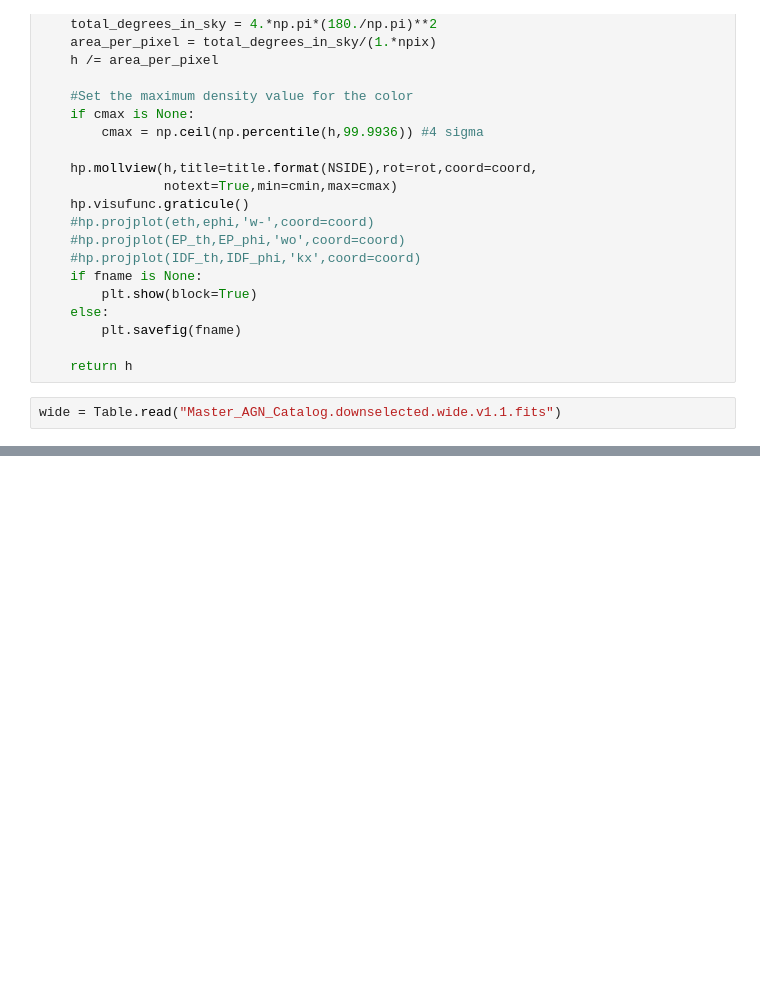
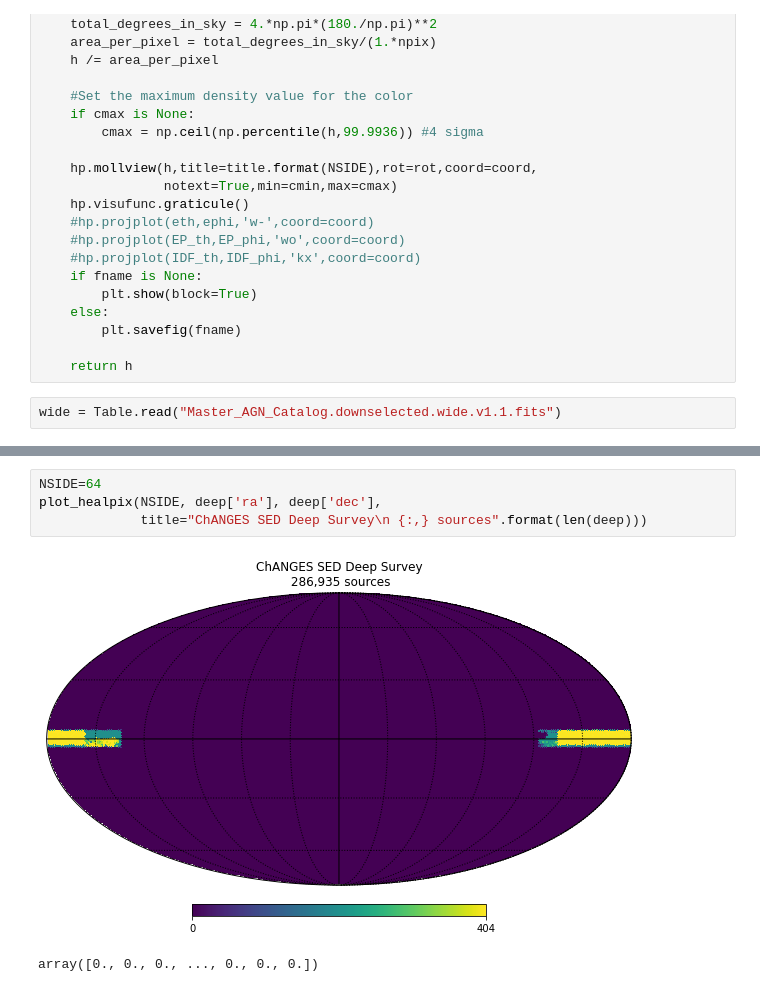
Before and after one commit to rjassef/ChANGES_SED_downselector, a Jupyter notebook: sky_distribution.ipynb, the cells around one changed output, grey strips where cells are left out. Saved outputs shown, nothing was run; the diff lists cells and outputs as text; blank space fills up the shorter version.

```diff
--- a/sky_distribution.ipynb
+++ b/sky_distribution.ipynb
@@ -64,0 +66,7 @@ wide = Table.read("Master_AGN_Catalog.downselected.wide.v1.1.fits")
+# %%
+NSIDE=64
+plot_healpix(NSIDE, deep['ra'], deep['dec'],
+             title="ChANGES SED Deep Survey\n {:,} sources".format(len(deep)))
+# %% [output]
+[figure, added]
+array([0., 0., 0., ..., 0., 0., 0.])
```
Also changed, not shown: parts of 3 cells of this notebook, 3 other files.
